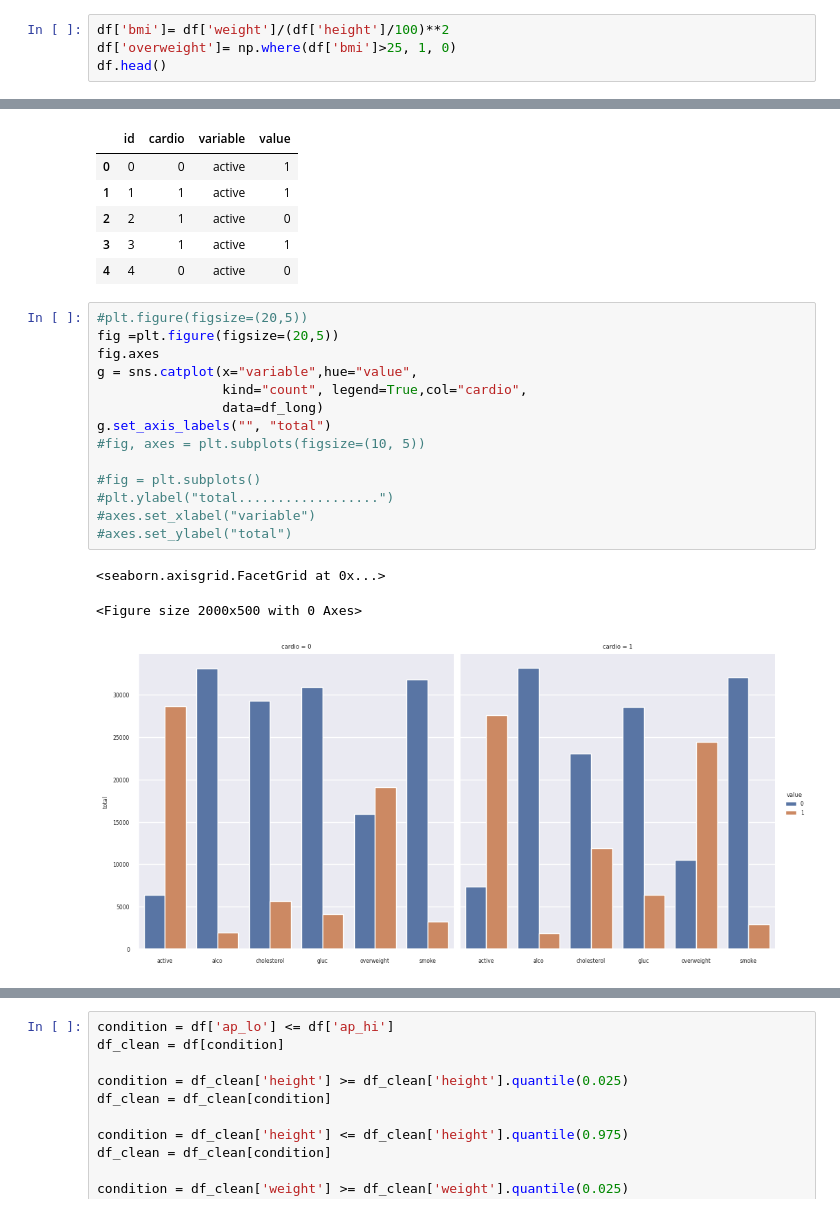
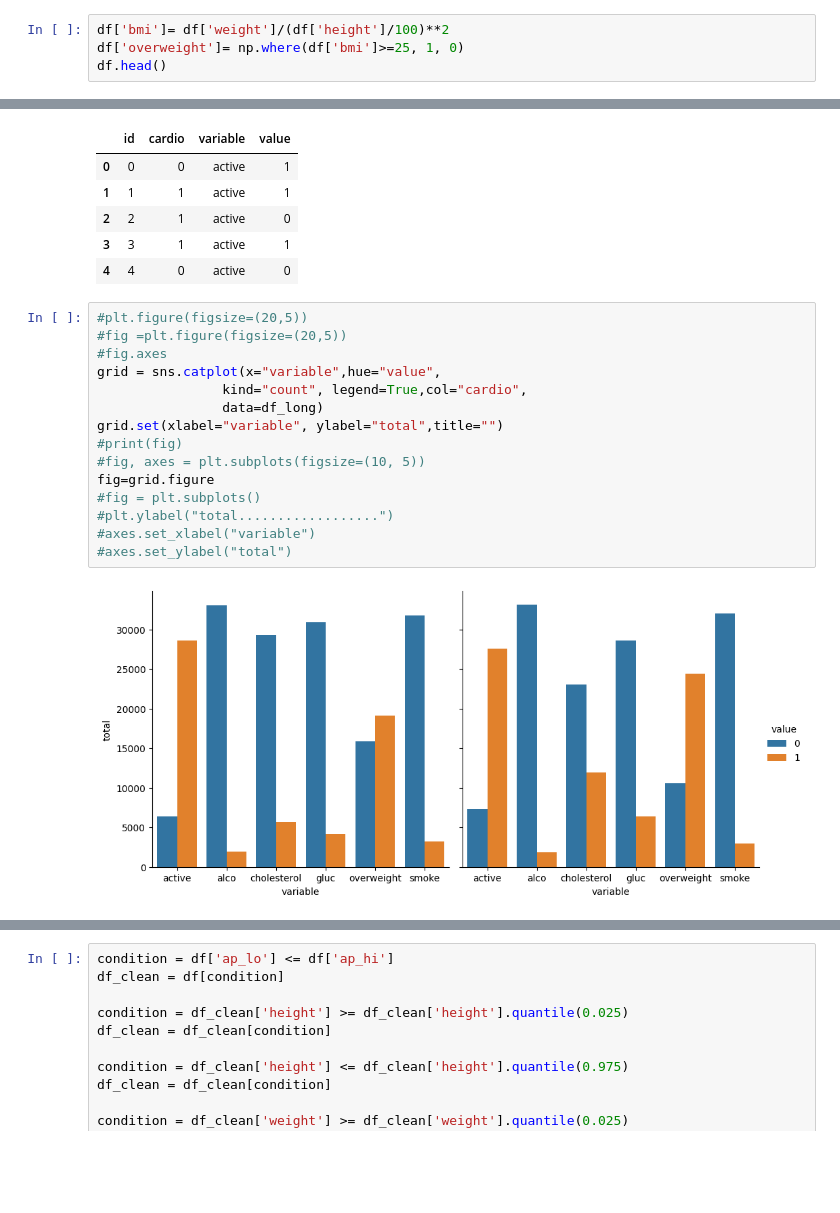
Before and after one commit to Daroch/boilerplate-medical-data-visualizer, a Jupyter notebook: medical.ipynb, the cells around one changed output, grey strips where cells are left out. Drawn from its saved outputs; the diff is of its cells as text; blank space fills up the shorter version.

```diff
--- a/medical.ipynb
+++ b/medical.ipynb
@@ -16,7 +17,7 @@ df.head(3)
 | 2 | 2 | 18857 | 1 | 165 | 64.0 | 130 | 70 | 3 | 1 | 0 | 0 | ... |
 # %%
 df['bmi']= df['weight']/(df['height']/100)**2
-df['overweight']= np.where(df['bmi']>25, 1, 0)
+df['overweight']= np.where(df['bmi']>=25, 1, 0)
 df.head()
 # %% [output]
 |  | id | age | sex | height | weight | ap_hi | ap_lo | cholesterol | gluc | smoke | alco | ... |
@@ -74,19 +76,18 @@ df_long.head()
 | 4 | 4 | 0 | active | 0 |
 # %%
 #plt.figure(figsize=(20,5))
-fig =plt.figure(figsize=(20,5))
-fig.axes
-g = sns.catplot(x="variable",hue="value",
+#fig =plt.figure(figsize=(20,5))
+#fig.axes
+grid = sns.catplot(x="variable",hue="value",
                 kind="count", legend=True,col="cardio",
                 data=df_long)
-g.set_axis_labels("", "total")
+grid.set(xlabel="variable", ylabel="total",title="")
+#print(fig)
 #fig, axes = plt.subplots(figsize=(10, 5))
-
+fig=grid.figure
 #fig = plt.subplots()
 #plt.ylabel("total..................")
 #axes.set_xlabel("variable")
 #axes.set_ylabel("total")
 # %% [output]
-<seaborn.axisgrid.FacetGrid at 0x...>
-<Figure size 2000x500 with 0 Axes>
-[figure, old version]
+[figure, new version]
```
Also changed, not shown: parts of 6 cells of this notebook, 1 other file.
